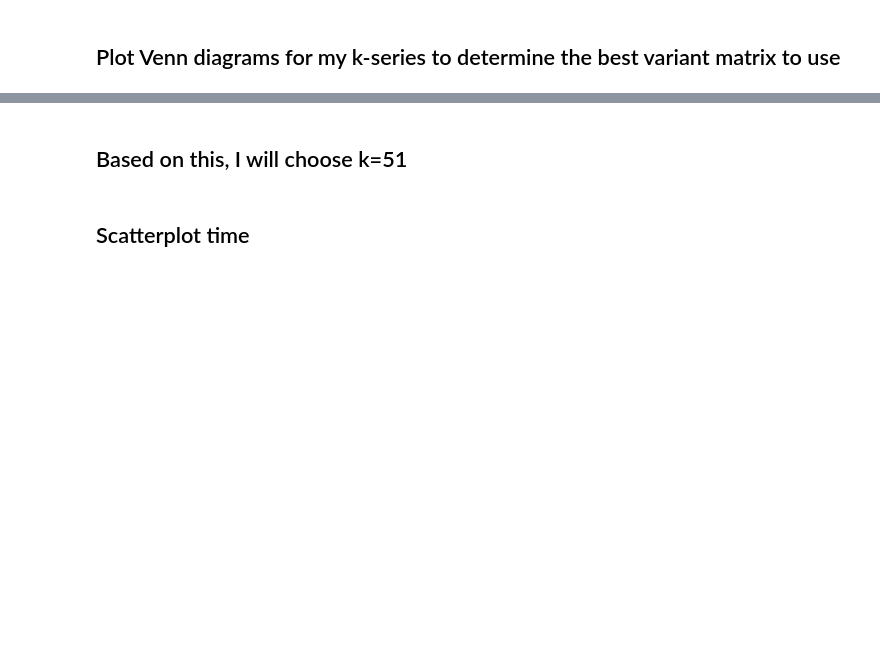
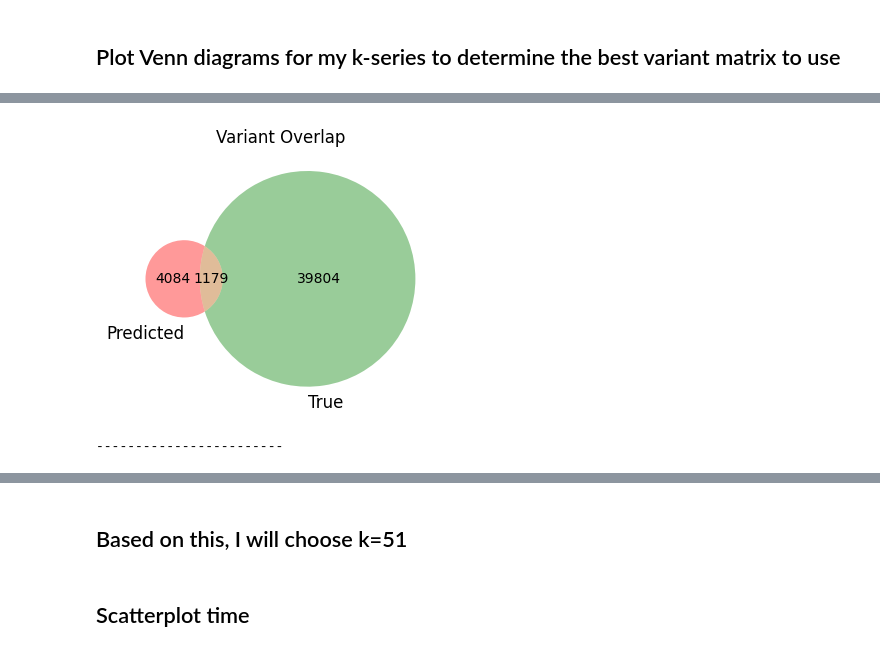
Before and after one commit to pachterlab/RLSRP_2025, a Jupyter notebook: notebooks/Fig3_geuvadis.ipynb, the cells around one changed output, grey strips where cells are left out. Saved outputs shown, nothing was run; the diff lists cells and outputs as text; code cells hidden in the pictures; blank space fills up the shorter version.

```diff
--- a/notebooks/Fig3_geuvadis.ipynb
+++ b/notebooks/Fig3_geuvadis.ipynb
@@ -60,7 +61,7 @@ w_and_k_list_of_dicts = [
 ]
 
 sample_index = 1  # sample to focus on - lowest is 1 (index in adata)
-min_counts = 2
+min_counts = 1
 
 out_dir = os.path.join(data_dir, "geuvadis_analysis")
 # %%
@@ -73,3 +74,9 @@ adata_reference = ad.read_h5ad(adata_combined_path_reference_genome)
 adata_genotype = ad.read_h5ad(geuvadis_genotype_true_adata)
 
 os.makedirs(out_dir, exist_ok=True)
+# %%
+#!!! ensure that this file is downloadable etc
+variants_transcriptome_df = pd.read_parquet("/home/jmrich/Desktop/RLSRWP_2025/data/reference/geuvadis/variants_transcriptome.parquet")
+variants_transcriptome_df['variant_header_cdna'] = variants_transcriptome_df['transcript_ID'] + ":" + variants_transcriptome_df['variant_cdna']
+adata_genotype.var = adata_genotype.var.merge(variants_transcriptome_df[["variant_header", "variant_header_cdna"]], how="left", on="variant_header")
+adata_genotype.var.rename(columns={"variant_header": "variant_header_cds", "variant_header_cdna": "variant_header"}, inplace=True)
@@ -86,6 +143,8 @@ def plot_variant_overlap(adata_vcrs_path, adata_genotype_path, sample_index=1, m
         raise ValueError("adata_vcrs_path must be a string or an AnnData object.")
     if "vcrs_header" in adata_vcrs.var.columns:
         adata_vcrs.var["variant_header"] = adata_vcrs.var["vcrs_header"].copy()
+    if "variant_header" not in adata_vcrs.var.columns:
+        adata_vcrs.var["variant_header"] = adata_vcrs.var.index.copy()
 
     if isinstance(adata_genotype_path, str):
         adata_genotype = ad.read_h5ad(adata_genotype_path)
@@ -95,21 +154,56 @@ def plot_variant_overlap(adata_vcrs_path, adata_genotype_path, sample_index=1, m
         raise ValueError("adata_genotype_path must be a string or an AnnData object.")
 
     # Select only the sample_index'th sample
-    adata_vcrs = adata_vcrs[:sample_index, :]
-    adata_genotype = adata_genotype[:sample_index, :]
+    sample_title = adata_vcrs.obs.iloc[sample_index]['sample_title']
+    print(f"Sample {sample_title}")
+    adata_genotype.obs['sample_title'] = adata_genotype.obs.index.copy().str.slice(2)
+    if sample_title not in set(adata_genotype.obs['sample_title']):
+        raise ValueError(f"Sample title {sample_title} not found in adata_genotype.")
+
+    adata_vcrs = adata_vcrs[sample_index, :]
+    adata_genotype = adata_genotype[adata_genotype.obs['sample_title'] == sample_title].copy()
 
     if min_counts is not None:
         adata_vcrs.X = adata_vcrs.X.multiply(adata_vcrs.X >= min_counts)
 
+    variants_all = set(adata_vcrs.var["variant_header"])
+
     # Filter adata_vcrs: keep only columns where the value in the first row is not 0
-    nonzero_vcrs_cols = adata_vcrs.X[0] != 0
+    nonzero_vcrs_cols = adata_vcrs.X[0] > 0
     adata_vcrs = adata_vcrs[:, nonzero_vcrs_cols]
     variants_predicted = set(adata_vcrs.var["variant_header"])
 
     # Filter adata_genotype: keep only columns where the value in the first row is not 0
-    nonzero_genotype_cols = adata_genotype.X[0] != 0
+    nonzero_genotype_cols = adata_genotype.X[0] > 0
     adata_genotype = adata_genotype[:, nonzero_genotype_cols]
     variants_true = set(adata_genotype.var["variant_header"])
+
+    # ensure no version numbers on Ensembl transcript IDs
+    variants_predicted = {re.sub(r'(ENST\d+)\.\d+', r'\1', v) for v in variants_predicted}
+    variants_true = {re.sub(r'(ENST\d+)\.\d+', r'\1', v) for v in variants_true}
+
+    print(f"First 1000 variants_true: {sorted(list(variants_true))[:1000]}")
+    print(f"First 1000 variants_predicted: {sorted(list(variants_predicted))[:1000]}")
+
+    TP = len(variants_predicted & variants_true)
+    FP = len(variants_predicted - variants_true)
+    FN = len(variants_true - variants_predicted)
+    TN = len(variants_all - variants_true - variants_predicted)
+
+    accuracy = (TP + TN) / (TP + TN + FP + FN)
+    sensitivity = TP / (TP + FN) if (TP + FN) else 0
+    specificity = TN / (TN + FP) if (TN + FP) else 0
+
+    print(f"Number of variants_predicted: {len(variants_predicted)}")
+    print(f"Number of variants_true: {len(variants_true)}")
+    print(f"Number of variants_all: {len(variants_all)}")
+    print(f"Number of TP: {TP}")
+    print(f"Number of FP: {FP}")
+    print(f"Number of FN: {FN}")
+    print(f"Number of TN: {TN}")
+    print(f"Accuracy: {accuracy:.3f}")
+    print(f"Sensitivity: {sensitivity:.3f}")
+    print(f"Specificity: {specificity:.3f}")
 
     plt.figure(figsize=(4, 4))
     venn2([variants_predicted, variants_true], set_labels=('Predicted', 'True'))
@@ -117,3 +211,17 @@ def plot_variant_overlap(adata_vcrs_path, adata_genotype_path, sample_index=1, m
     if out_path:
         plt.savefig(out_path, dpi=300)
     plt.show()
+
+for w_and_k_dict in w_and_k_list_of_dicts:
+    w, k = w_and_k_dict["w"], w_and_k_dict["k"]
+    adata_combined_path_vcrs = os.path.join(sequencing_data_out_base, f"adata_vcrs_combined_w{w}_k{k}.h5ad")
+    if not os.path.isfile(adata_combined_path_vcrs):
+        vk.utils.download_box_url(box_links_dict[f"geuvadis_adata_vcrs_w{w}_k{k}"], output_file_name=adata_combined_path_vcrs)
+
+    print(f"k={k}")
+    venn_out_path = os.path.join(out_dir, f"variant_overlap_sample_{sample_index}_w{w}_k{k}.png")
+    plot_variant_overlap(adata_combined_path_vcrs, adata_genotype, sample_index=4, out_path=venn_out_path, min_counts=min_counts)
+    print("------------------------")
+
+    break
+# %% [output]
@@ -119,0 +242,2 @@ def plot_variant_overlap(adata_vcrs_path, adata_genotype_path, sample_index=1, m
+[figure, added]
+------------------------
```
Also changed, not shown: parts of 11 cells of this notebook, 16 other files.
